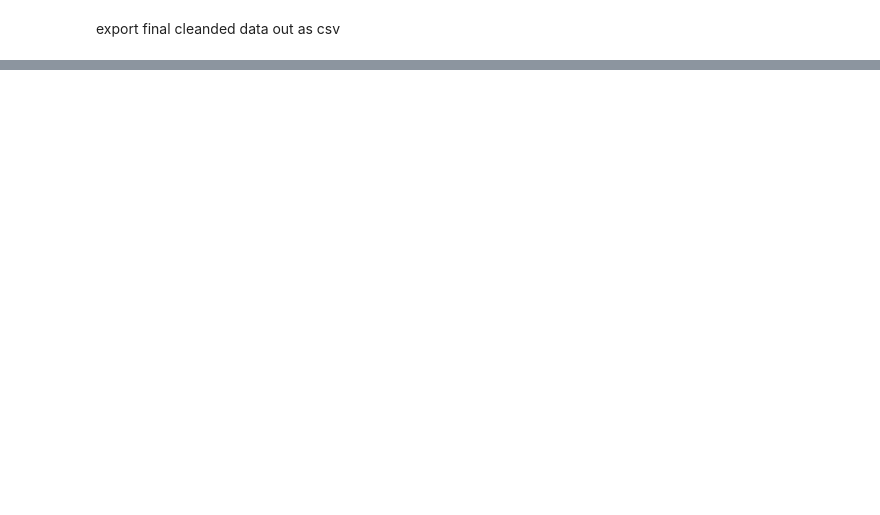
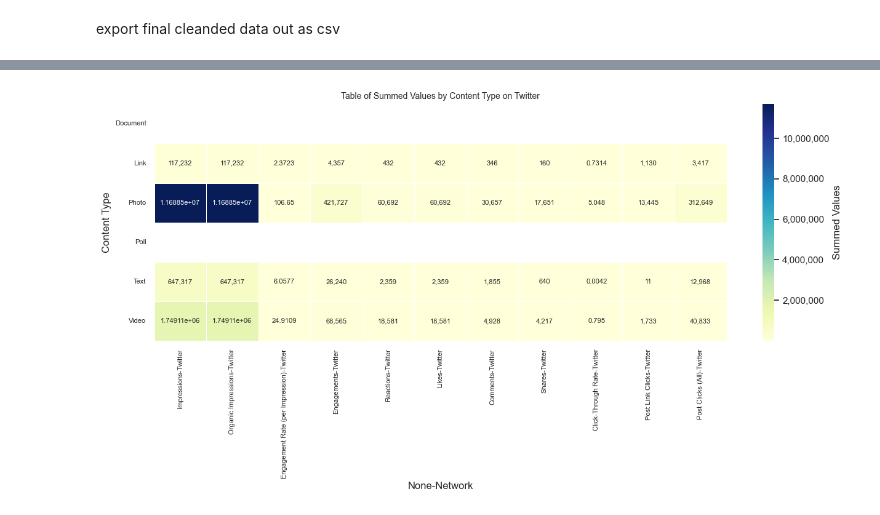
Before and after one commit to SammyGIS/Playhouse-Data-Analytics, a Jupyter notebook: Data_anlaysis.ipynb, the cells around one changed output, grey strips where cells are left out. Cells and saved outputs as stored; diff of their text form; code cells hidden in the pictures; blank space fills up the shorter version.

```diff
--- a/Data_anlaysis.ipynb
+++ b/Data_anlaysis.ipynb
@@ -678,0 +686,29 @@ plt.show()
+# %%
+# Filtering for LinkedIn and grouping by 'Content Type'
+grouped_df = df[df['Network'] == 'Twitter'].groupby(['Content Type','Network'])[['Impressions', 'Organic Impressions', 'Engagement Rate (per Impression)',
+                                                                         'Engagements', 'Reactions', 'Likes', 'Comments', 'Shares',
+                                                                         'Click-Through Rate', 'Post Link Clicks', 'Post Clicks (All)']].sum().reset_index()
+
+# Creating a pivot table for better visualization
+pivot_df = grouped_df.pivot('Content Type', 'Network', ['Impressions', 'Organic Impressions', 'Engagement Rate (per Impression)',
+                                                      'Engagements', 'Reactions', 'Likes', 'Comments', 'Shares',
+                                                      'Click-Through Rate', 'Post Link Clicks', 'Post Clicks (All)'])
+
+# Applying a Seaborn style
+sns.set(style="whitegrid")
+
+# Plotting the formatted table
+plt.figure(figsize=(15, 5))
+heatmap = sns.heatmap(pivot_df, annot=True, fmt=",g", cmap="YlGnBu", linewidths=.5, cbar_kws={'label': 'Summed Values'},annot_kws={'size': 8})
+
+# Adjusting font size
+heatmap.set_yticklabels(heatmap.get_yticklabels(), rotation=0, fontsize=8)
+heatmap.set_xticklabels(heatmap.get_xticklabels(), rotation=90, fontsize=8)
+
+# Adding commas to color bar labels
+heatmap.collections[0].colorbar.ax.yaxis.set_major_formatter(FuncFormatter(lambda x, p: format(int(x), ',')))
+
+plt.title('Table of Summed Values by Content Type on Twitter', fontsize=10)
+plt.show()
+# %% [output]
+[figure, added]
```
Also changed, not shown: parts of 19 cells of this notebook, 1 other file.
